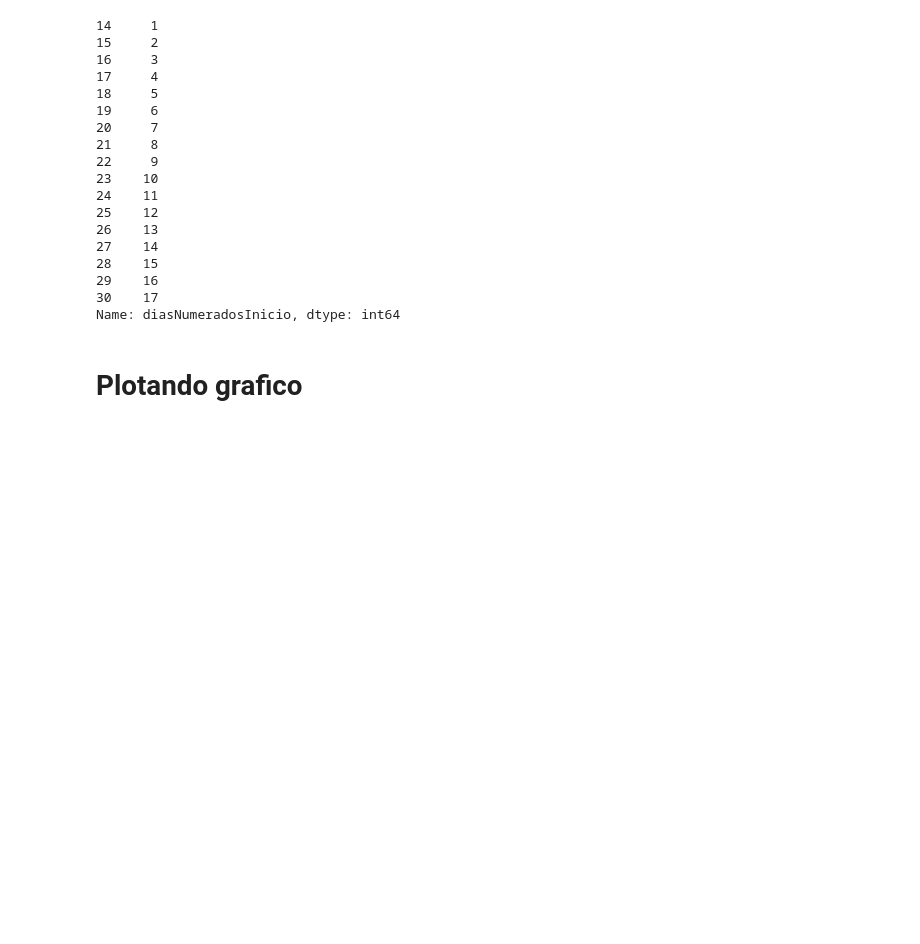
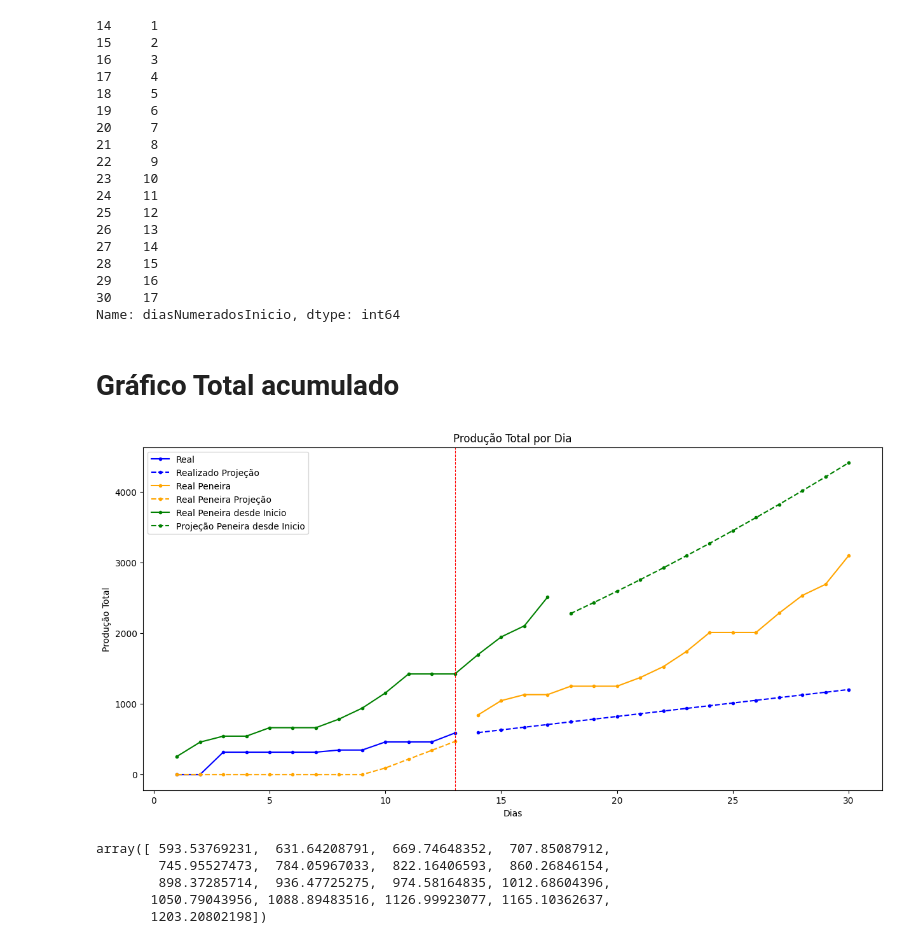
Before and after one commit to ThiagoVisentimLopes/DataScience, a Jupyter notebook: UtilizacaoPeneira.ipynb, the cells around one changed output. Cells and saved outputs as stored; diff of their text form; code cells hidden in the pictures; blank space fills up the shorter version.

```diff
--- a/UtilizacaoPeneira.ipynb
+++ b/UtilizacaoPeneira.ipynb
@@ -26,16 +26,24 @@ df.loc['Total'] = total_linhas
 # %%
 df = df.set_index('DIA').T
 df.rename(columns={"PRODUÇÃO TERRAPRODUÇÃO FLUFFPRODUÇÃO RECT": "Total"}, inplace=True)
+df.rename(columns={"TEMPO DE PARADA (horas)": "Tempo Parada"}, inplace=True)
+
+# Substituir os valores NaN da coluna "Tempo Parada Acumulado" por 0
+df['Tempo Parada'] = df['Tempo Parada'].fillna(0)
 # %%
 df['diasNumerados'] = range(1, len(df)+1)
 # %%
 df['Total Acumulado'] = df['Total'].cumsum()
+# %%
+df['Tempo Parada Acumulado'] = df['Tempo Parada'].cumsum()
 # %%
 df0 = df.iloc[:13, :].copy()
 
 df13 = df.iloc[13:, :].copy()
 # %%
 df13['Total Acumulado Novo'] = df13['Total'].cumsum()
+# %%
+df13['Tempo Parada Acumulado Novo'] = df13['Tempo Parada'].cumsum()
 # %%
 #Gerando dados de teste
 TesteDf13 = pd.DataFrame({'diasNumerados': range(0, 14)})
@@ -250,8 +346,52 @@ df13['diasNumeradosInicio']
 29    16
 30    17
 Name: diasNumeradosInicio, dtype: int64
-# %% [markdown]
-# Plotando grafico
+# %% [markdown]
+# Gráfico Total acumulado
+# %%
+# plotar gráfico de linha
+plt.figure(figsize=(15,7))
+#conjunto1
+plt.plot(df0['diasNumerados'], df0['Total Acumulado'],color='blue',label='Real',marker='.')
+plt.plot(TesteDf0['diasNumerados'], LinearPredictDf0,color='blue', linestyle='--',label='Realizado Projeção',marker='.')
+#plt.plot(TesteDf0['diasNumerados'], y_pred2,color='red', linestyle='--',label='Realizado Projeção',marker='.')
+#conjunto2
+plt.plot(df13['diasNumerados'], df13['Total Acumulado'],color='orange',label='Real Peneira',marker='.')
+plt.plot(TesteDf13['diasNumerados'].shift(-1), LinearPredictDf13_pos,color='orange', linestyle='--',label='Real Peneira Projeção',marker='.')
+
+#conjunto3
+plt.plot(df13['diasNumeradosInicio'], df13['Total Acumulado Novo'],color='green', linestyle='-',label='Real Peneira desde Inicio',marker='.')
+plt.plot(TesteDf13Inicio['diasNumerados'].to_numpy(), y_pred,color='green', linestyle='--',label='Projeção Peneira desde Inicio',marker='.')
+#plt.plot(TesteDf13Inicio['diasNumerados'].to_numpy(), y_predPoli,color='black', linestyle='--',label='Projeção Peneira desde Inicio',marker='.')
+
+plt.axvline(x=13, color='red', linestyle='--', linewidth=0.8)
+# adicionar título ao gráfico
+plt.title('Produção Total por Dia')
+
+# adicionar rótulos nos eixos x e y
+plt.xlabel('Dias')
+plt.ylabel('Produção Total')
+
+# adicionar legenda
+
+#linhas horizontas
+#for y in range(0,5000,500):
+ #   plt.axhline(y=y, color='gray', linestyle='--')
+
+plt.legend()
+# exibir o gráfico
+
+plt.show()
+# %% [output]
+[figure, added]
+# %%
+LinearPredictDf0
+# %% [output]
+array([ 593.53769231,  631.64208791,  669.74648352,  707.85087912,
+        745.95527473,  784.05967033,  822.16406593,  860.26846154,
+        898.37285714,  936.47725275,  974.58164835, 1012.68604396,
+       1050.79043956, 1088.89483516, 1126.99923077, 1165.10362637,
+       1203.20802198])
 # %%
 y_pred
 # %% [output]
```
Also changed, not shown: parts of 39 cells of this notebook.
